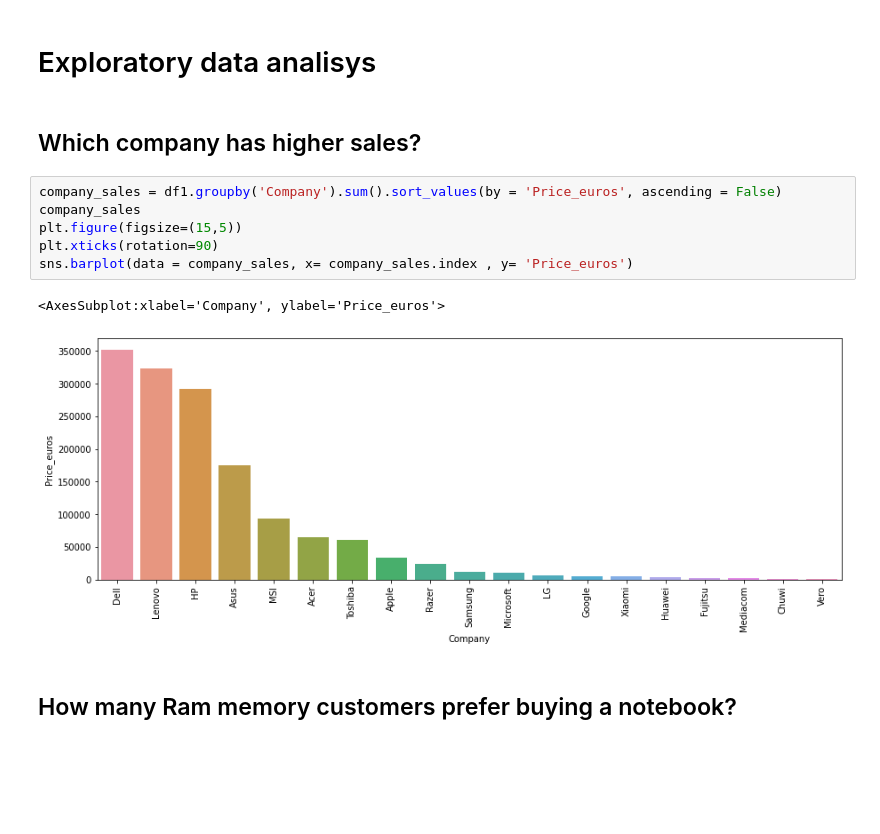
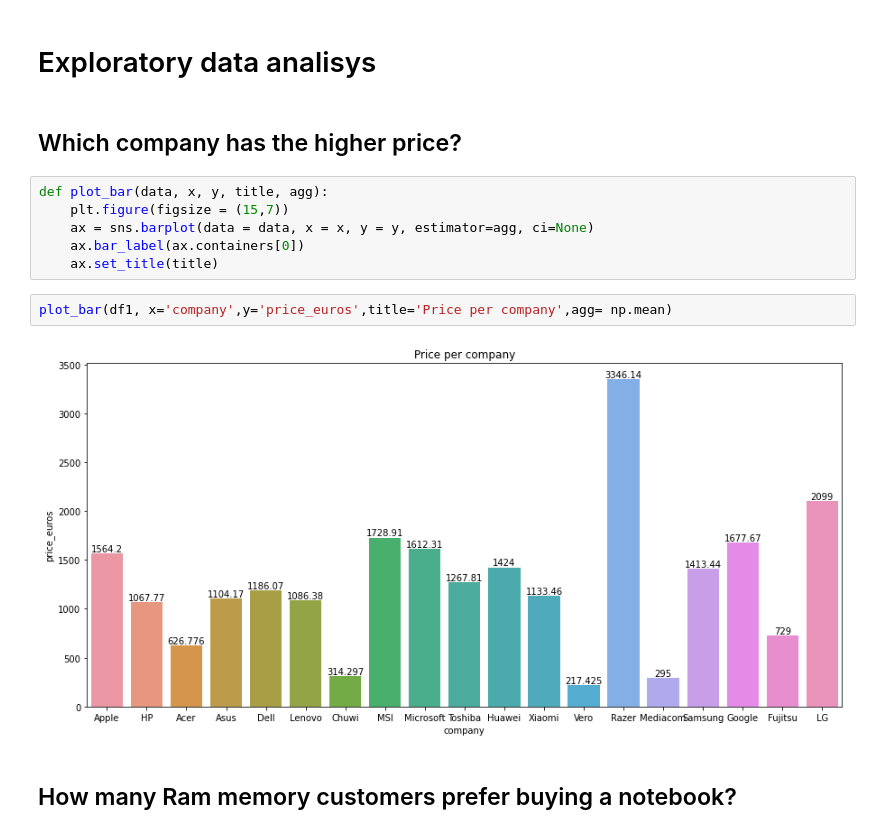
Before and after one commit to andearaujo92/Data-science, a Jupyter notebook: laptop-price-prediction.ipynb, the cells around one changed output. Cells and saved outputs as stored; diff of their text form; blank space fills up the shorter version.

```diff
--- a/laptop-price-prediction.ipynb
+++ b/laptop-price-prediction.ipynb
@@ -236,15 +319,16 @@ Index(['Company', 'TypeName', 'Inches', 'Ram', 'OpSys', 'Weight',
 # %% [markdown]
 # Exploratory data analisys
 # %% [markdown]
-## Which company has higher sales?
+## Which company has the higher price?
-# %%
-company_sales = df1.groupby('Company').sum().sort_values(by = 'Price_euros', ascending = False)
-company_sales
-plt.figure(figsize=(15,5))
-plt.xticks(rotation=90)
-sns.barplot(data = company_sales, x= company_sales.index , y= 'Price_euros')
-# %% [output]
-<AxesSubplot:xlabel='Company', ylabel='Price_euros'>
-[figure, removed]
+# %%
+def plot_bar(data, x, y, title, agg):
+    plt.figure(figsize = (15,7))
+    ax = sns.barplot(data = data, x = x, y = y, estimator=agg, ci=None)
+    ax.bar_label(ax.containers[0])
+    ax.set_title(title)
+# %%
+plot_bar(df1, x='company',y='price_euros',title='Price per company',agg= np.mean)
+# %% [output]
+[figure, added]
 # %% [markdown]
 ## How many Ram memory customers prefer buying a notebook?
```
Also changed, not shown: parts of 114 cells of this notebook.
